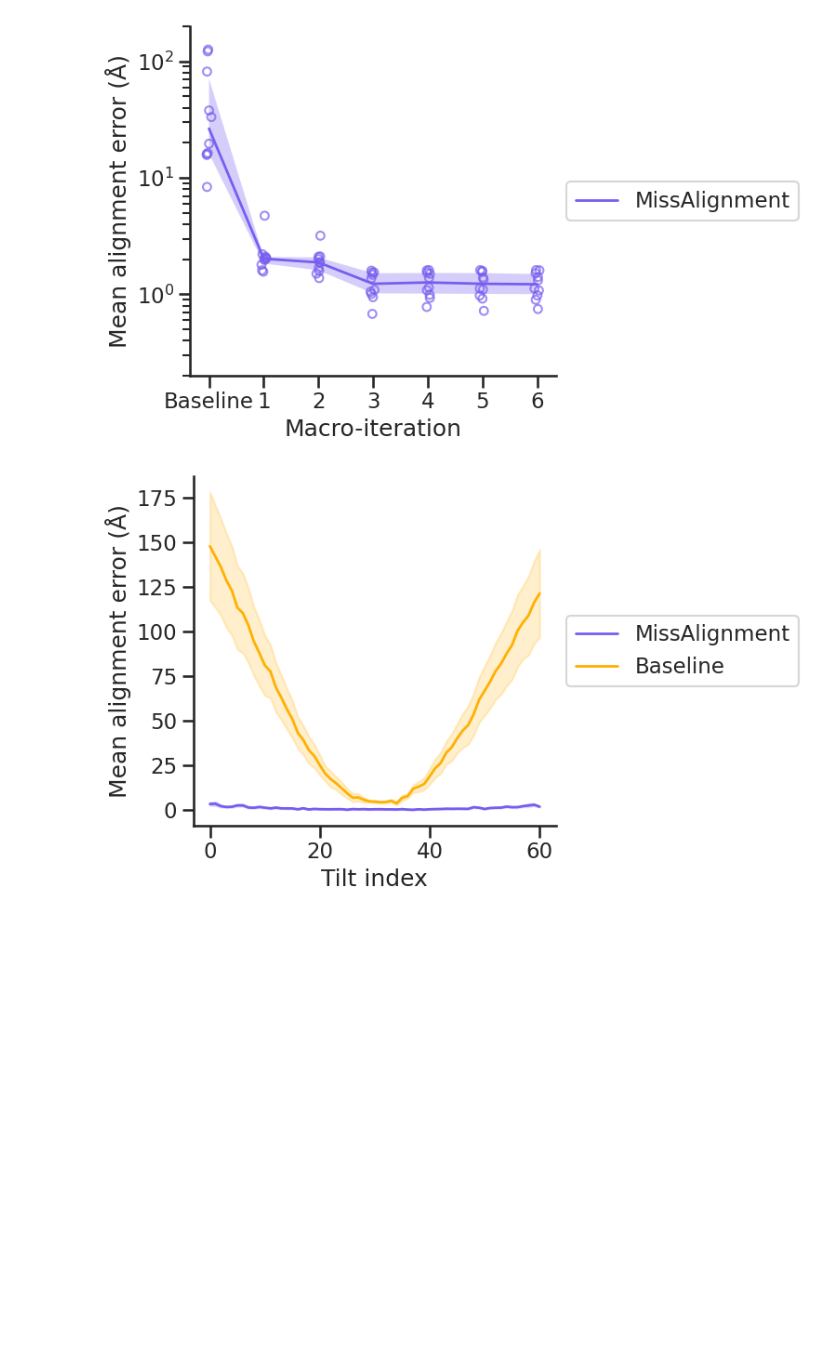
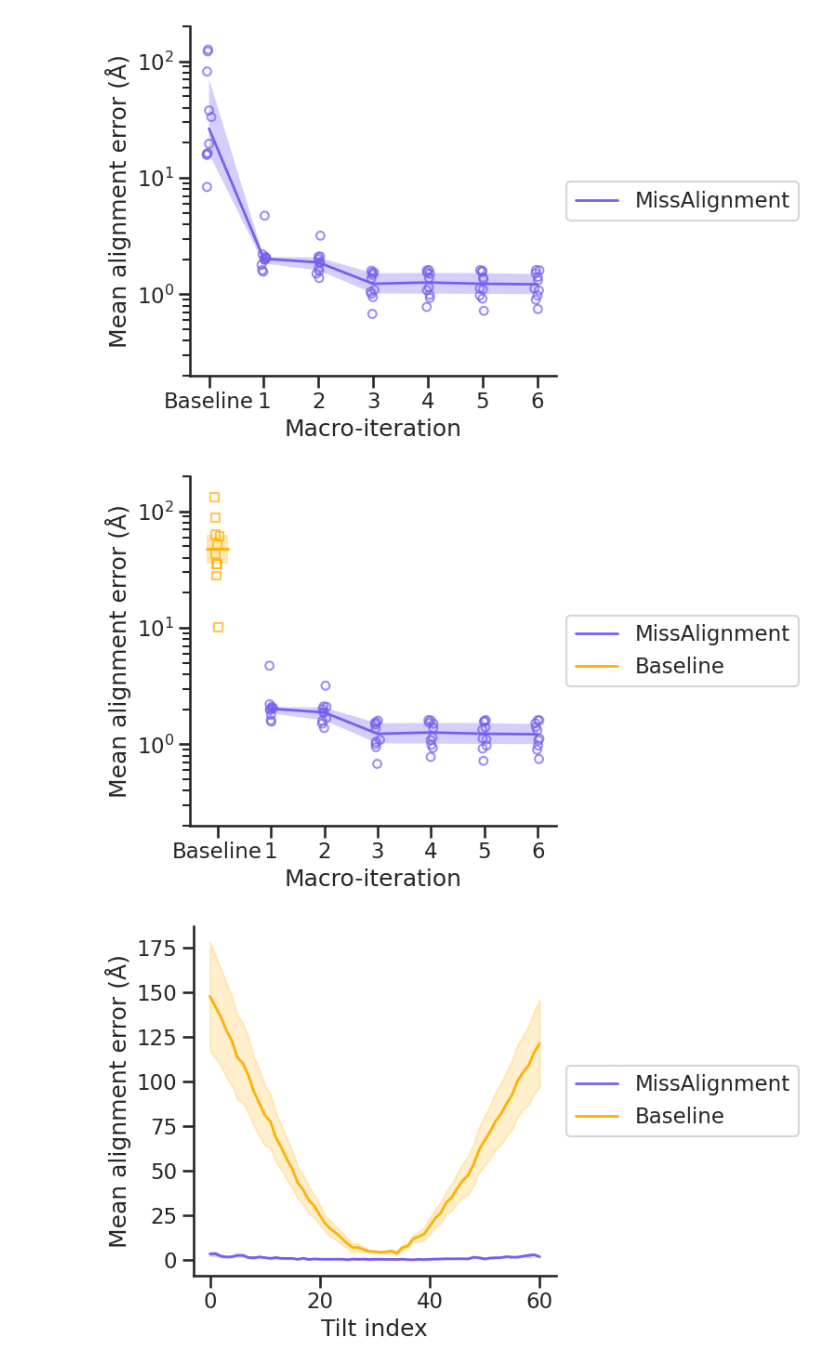
Before and after one commit to warpem/miss-alignment, a Jupyter notebook: paper/notebooks/shrec_eval/visualize_iterations.ipynb, the cells around one changed output. Cells and saved outputs as stored; diff of their text form; code cells hidden in the pictures; blank space fills up the shorter version.

Commit message:
further color updates

```diff
--- a/paper/notebooks/shrec_eval/visualize_iterations.ipynb
+++ b/paper/notebooks/shrec_eval/visualize_iterations.ipynb
@@ -221,6 +221,78 @@ plt.savefig(f'{experiment}_progression_combined_error.svg', dpi=300, bbox_inches
 plt.show()
 # %% [output]
 [figure]
+# %%
+# Compute mean combined error per model per iteration
+model_iteration_means = data[data['iteration'].str.startswith('iter')].groupby(
+    ['model', 'iteration']
+)['combined_error'].mean().reset_index()
+model_iteration_means['iter_num'] = model_iteration_means['iteration'].str.replace('iter', '').astype(int)
+
+# Compute median and IQR per iteration (across model means)
+iteration_stats = model_iteration_means.groupby('iter_num')['combined_error'].agg(
+    median='median',
+    q1=lambda x: x.quantile(0.25),
+    q3=lambda x: x.quantile(0.75)
+).reset_index()
+
+# Compute per-model means for AreTomo
+aretomo_model_means = data[data['iteration'] == 'aretomo2'].groupby('model')['combined_error'].mean()
+aretomo_median = aretomo_model_means.median()
+aretomo_q1 = aretomo_model_means.quantile(0.25)
+aretomo_q3 = aretomo_model_means.quantile(0.75)
+
+# Create the plot
+fig, ax = plt.subplots(figsize=(8, 5))
+
+x = iteration_stats['iter_num'].values
+aretomo_x = 0  # x[-1] + 1.5
+
+# Plot individual model points (behind, with jitter for visibility)
+jitter_strength = 0.1
+for model_name in model_names:
+    model_data = model_iteration_means[model_iteration_means['model'] == model_name].sort_values('iter_num')
+    jitter = (np.random.rand(len(model_data)) - 0.5) * jitter_strength
+    ax.scatter(model_data['iter_num'][1:] + jitter[1:], model_data['combined_error'][1:],
+               edgecolor='#785ef0ff', alpha=0.7, s=40, zorder=1, facecolor='none')
+
+    # Plot AreTomo point for this model (squares)
+    if model_name in aretomo_model_means.index:
+        jitter_at = (np.random.rand() - 0.5) * jitter_strength
+        ax.scatter(jitter_at, aretomo_model_means[model_name],
+                   color='#ffb000', alpha=0.7, s=40, marker='s', zorder=1, facecolor='none')
+
+# Plot IQR band (gray, no edges)
+ax.fill_between(x[1:], iteration_stats['q1'][1:], iteration_stats['q3'][1:],
+                color='#785ef0ff', alpha=0.3, edgecolor='none', zorder=2)
+
+# Plot median line (no markers)
+ax.plot(x[1:], iteration_stats['median'][1:], '-', color='#785ef0ff',
+        linewidth=2, label='MissAlignment', zorder=3)
+
+# Plot AreTomo as a short horizontal line with IQR band (similar style to our method)
+baseline_half_width = 0.2
+baseline_x = [aretomo_x - baseline_half_width, aretomo_x + baseline_half_width]
+ax.fill_between(baseline_x, [aretomo_q1, aretomo_q1], [aretomo_q3, aretomo_q3],
+                color='#ffb000', alpha=0.3, edgecolor='none', zorder=2)
+ax.plot(baseline_x, [aretomo_median, aretomo_median], '-', color='#ffb000',
+        linewidth=2, label='Baseline', zorder=3)
+
+# Formatting
+ax.set_xlabel('Macro-iteration')
+ax.set_ylabel('Mean alignment error (Å)')
+ax.set_xticks(list(x))  # + [aretomo_x])
+ax.set_xticklabels(['Baseline'] + [f'{i}' for i in x[1:]])
+# Put a legend to the right of the current axis
+ax.legend(loc='center left', bbox_to_anchor=(1, 0.5))
+plt.yscale('log')
+plt.ylim(.2, 200)
+sns.despine()
+
+plt.tight_layout()
+plt.savefig(f'{experiment}_progression_combined_error.svg', dpi=300, bbox_inches='tight', transparent=True)
+plt.show()
+# %% [output]
+[figure, added]
 # %%
 # Per-tilt mean error plot (similar to plot_alignment_comparison.py)
 def compute_stats_per_tilt(data_dict):
```
Also changed, not shown: 1 other file.
